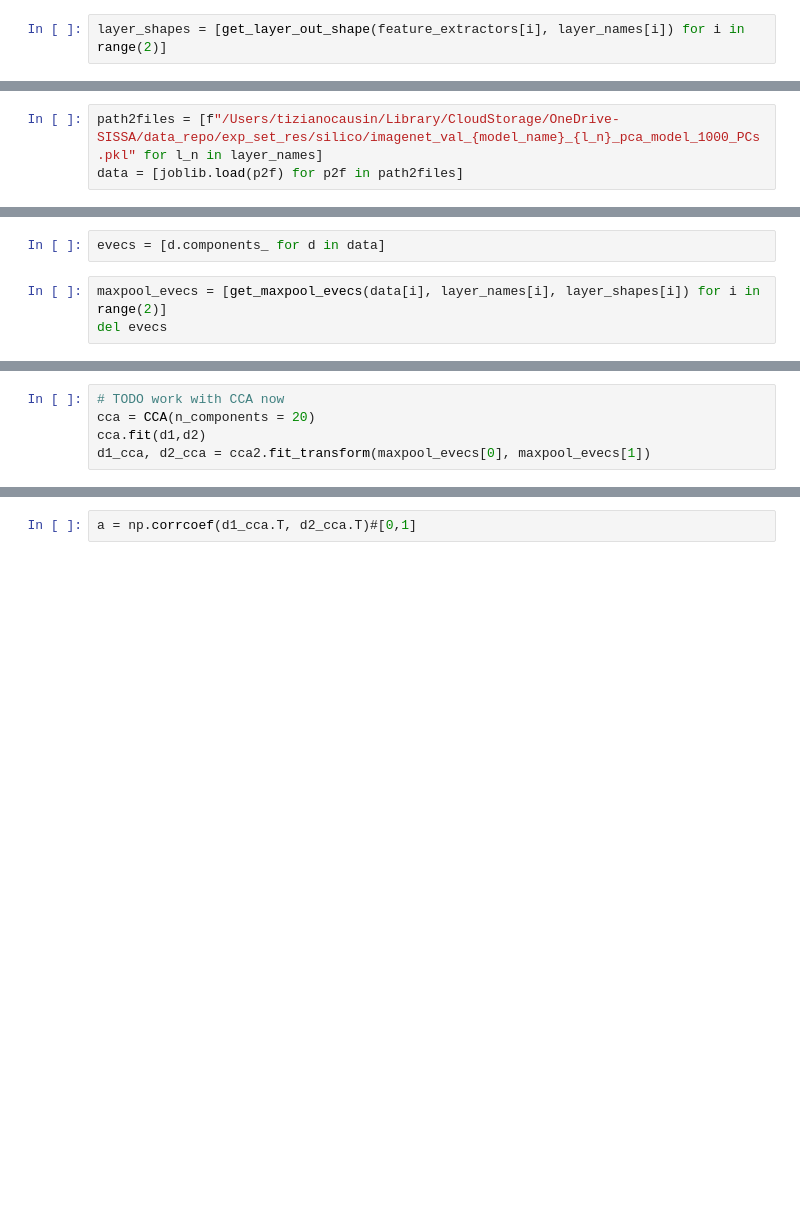
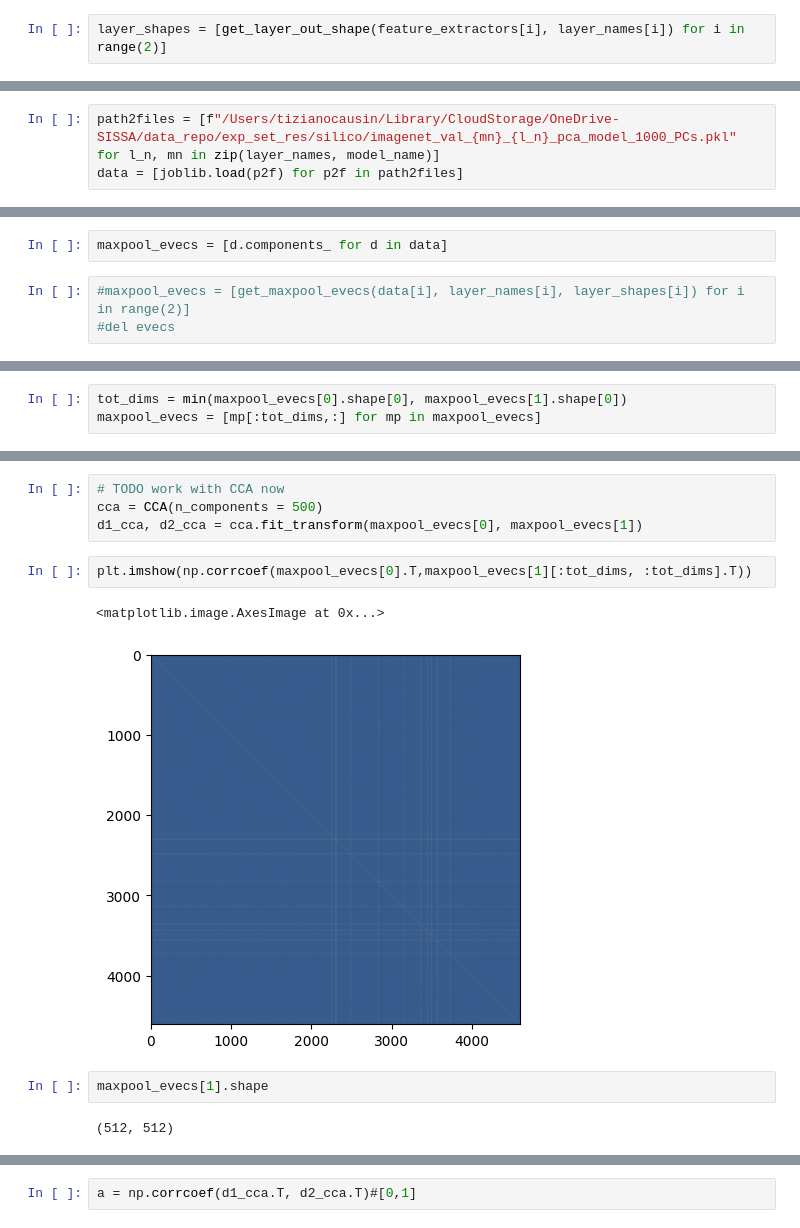
Before and after one commit to TizianoCausin01/exp_set, a Jupyter notebook: python_scripts/scripts/CCA_and_stuff.ipynb, the cells around one changed output, grey strips where cells are left out. Drawn from its saved outputs; the diff is of its cells as text; blank space fills up the shorter version.

```diff
--- a/python_scripts/scripts/CCA_and_stuff.ipynb
+++ b/python_scripts/scripts/CCA_and_stuff.ipynb
@@ -26,3 +31,3 @@ layer_shapes = [get_layer_out_shape(feature_extractors[i], layer_names[i]) for i
 # %%
-path2files = [f"/Users/tizianocausin/Library/CloudStorage/OneDrive-SISSA/data_repo/exp_set_res/silico/imagenet_val_{model_name}_{l_n}_pca_model_1000_PCs.pkl" for l_n in layer_names]
+path2files = [f"/Users/tizianocausin/Library/CloudStorage/OneDrive-SISSA/data_repo/exp_set_res/silico/imagenet_val_{mn}_{l_n}_pca_model_1000_PCs.pkl" for l_n, mn in zip(layer_names, model_name)]
 data = [joblib.load(p2f) for p2f in path2files]
@@ -29,5 +43,5 @@ data = [joblib.load(p2f) for p2f in path2files]
 # %%
-evecs = [d.components_ for d in data]
+maxpool_evecs = [d.components_ for d in data]
 # %%
-maxpool_evecs = [get_maxpool_evecs(data[i], layer_names[i], layer_shapes[i]) for i in range(2)]
-del evecs
+#maxpool_evecs = [get_maxpool_evecs(data[i], layer_names[i], layer_shapes[i]) for i in range(2)]
+#del evecs
@@ -33,0 +58,3 @@ del evecs
+# %%
+tot_dims = min(maxpool_evecs[0].shape[0], maxpool_evecs[1].shape[0])
+maxpool_evecs = [mp[:tot_dims,:] for mp in maxpool_evecs]
@@ -34,5 +82,13 @@ del evecs
 # %%
 # TODO work with CCA now
-cca = CCA(n_components = 20)
-cca.fit(d1,d2)
-d1_cca, d2_cca = cca2.fit_transform(maxpool_evecs[0], maxpool_evecs[1])
+cca = CCA(n_components = 500)
+d1_cca, d2_cca = cca.fit_transform(maxpool_evecs[0], maxpool_evecs[1])
+# %%
+plt.imshow(np.corrcoef(maxpool_evecs[0].T,maxpool_evecs[1][:tot_dims, :tot_dims].T))
+# %% [output]
+<matplotlib.image.AxesImage at 0x...>
+[figure, added]
+# %%
+maxpool_evecs[1].shape
+# %% [output]
+(512, 512)
```
Also changed, not shown: parts of 14 cells of this notebook, 3 other files.
